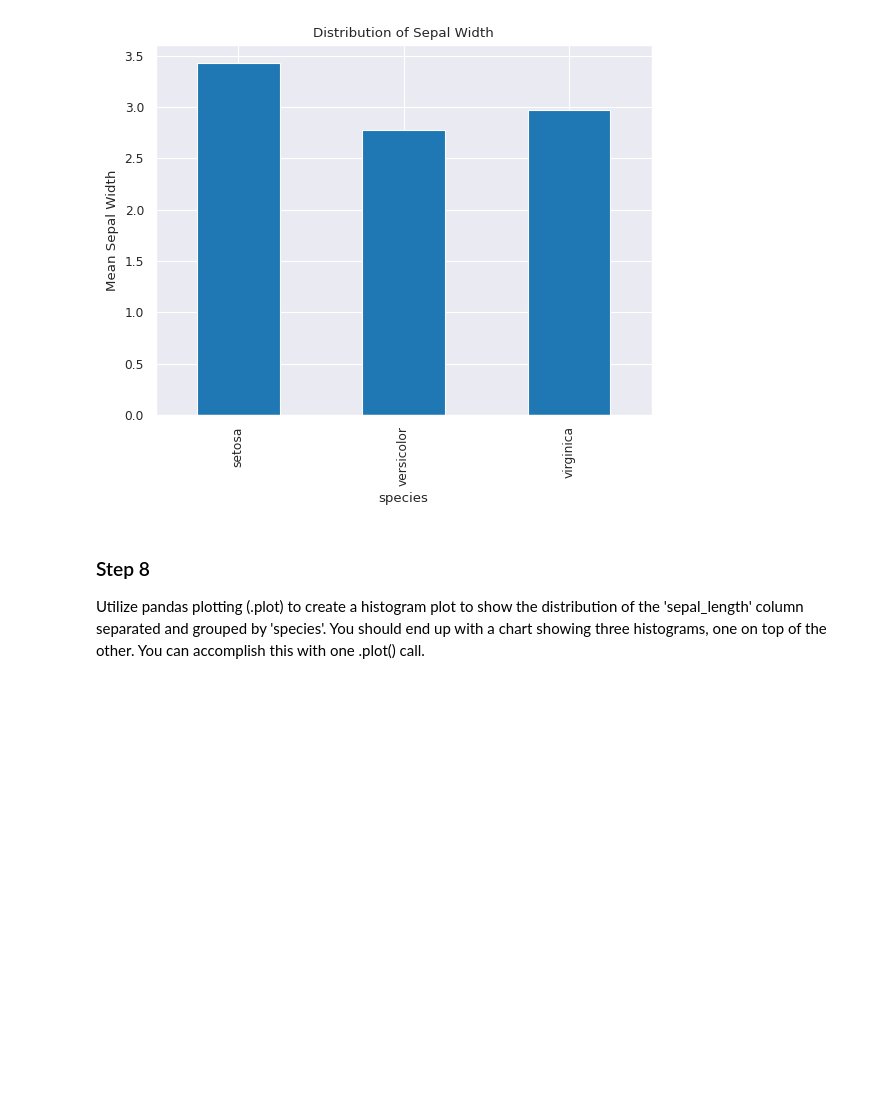
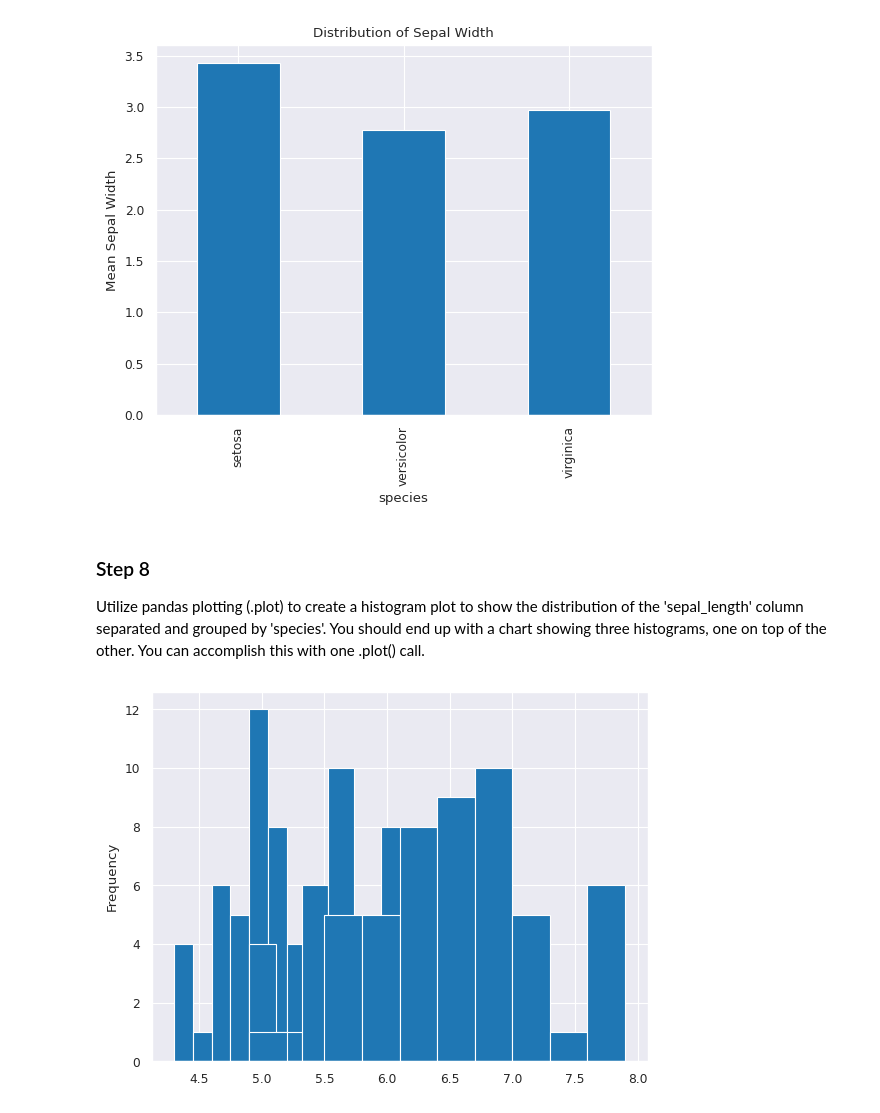
Before and after one commit to drivernf/DS_Course0_Week1_Module6_SeabornPandas, a Jupyter notebook: SeabornPandas.ipynb, the cells around one changed output. Cells and saved outputs as stored; diff of their text form; code cells hidden in the pictures; blank space fills up the shorter version.

```diff
--- a/SeabornPandas.ipynb
+++ b/SeabornPandas.ipynb
@@ -229,6 +229,11 @@ Utilize pandas plotting (.plot) to create a histogram plot to show the distribut
 # %%
 # CodeGrade step8
 # Replace None with your code
 
 # Plot
-histplot2 = None
+histplot2 = iris.groupby('species')['sepal_length'].plot(
+    kind='hist',
+    subplots=True
+)
+# %% [output]
+[figure, added]
```
